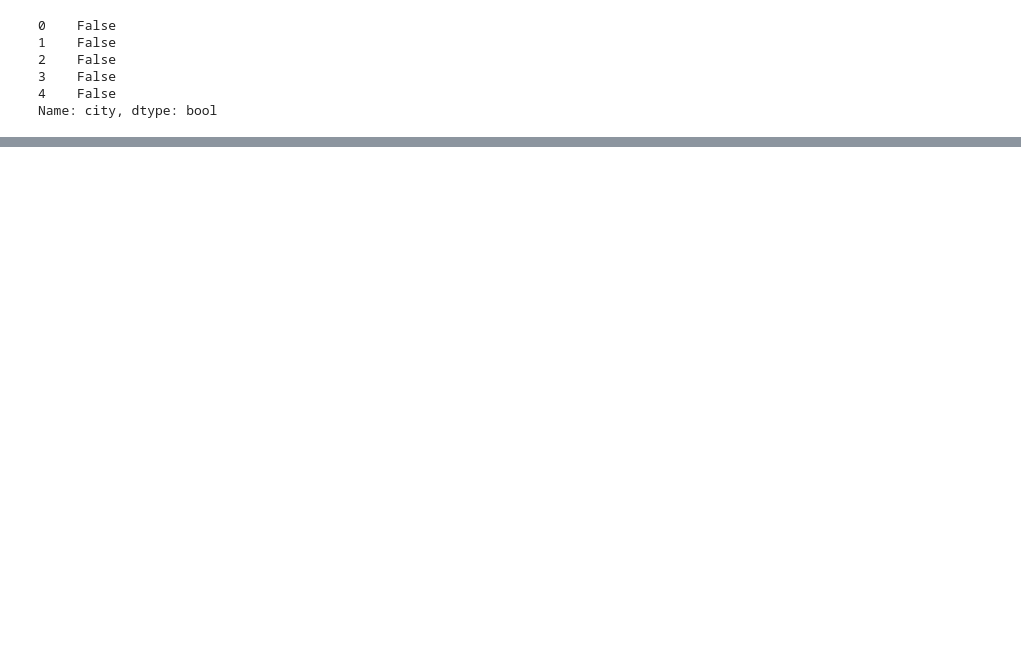
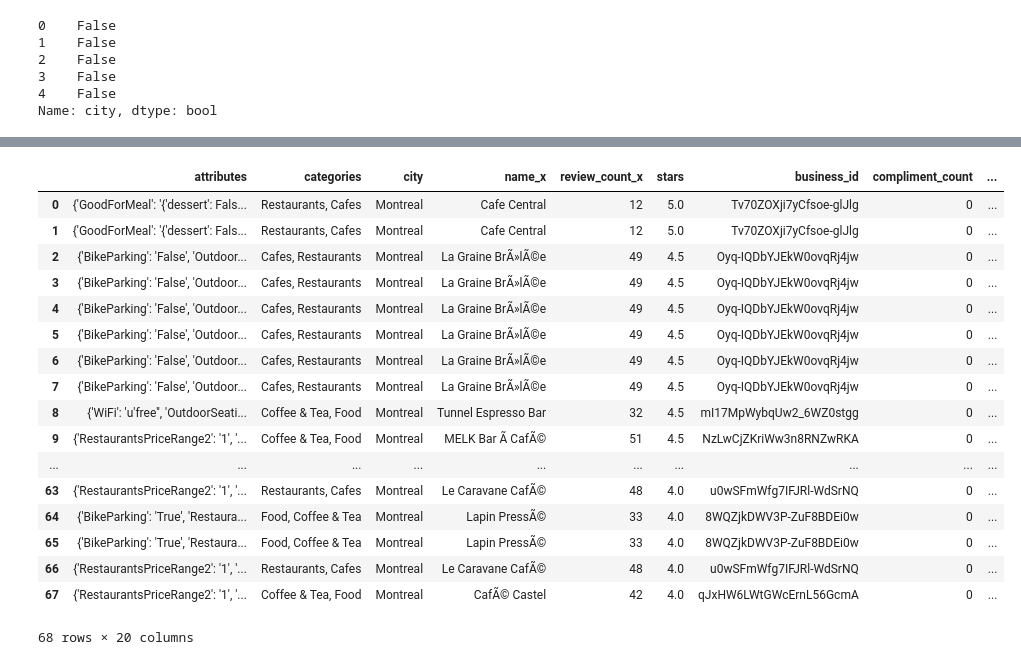
Before and after one commit to rhoffp4/Montreal_food, a Jupyter notebook: Yelp_project.ipynb, the cells around one changed output, grey strips where cells are left out. Cells and saved outputs as stored; diff of their text form; code cells hidden in the pictures; blank space fills up the shorter version.

```diff
--- a/Yelp_project.ipynb
+++ b/Yelp_project.ipynb
@@ -203,0 +143,22 @@ Name: stars, Length: 5779, dtype: float64
+# %%
+bizz_tips_use = bizz_tips.merge(user_elite_title, on='user_id', how='inner')
+bizz_tips_use
+# %% [output]
+|  | attributes | categories | city | name_x | review_count_x | stars | business_id | compliment_count | ... |
+| 0 | {'GoodForMeal': '{'dessert': Fals... | Restaurants, Cafes | Montreal | Cafe Central | 12 | 5.0 | Tv70ZOXji7yCfsoe-glJlg | 0 | ... |
+| 1 | {'GoodForMeal': '{'dessert': Fals... | Restaurants, Cafes | Montreal | Cafe Central | 12 | 5.0 | Tv70ZOXji7yCfsoe-glJlg | 0 | ... |
+| 2 | {'BikeParking': 'False', 'Outdoor... | Cafes, Restaurants | Montreal | La Graine BrÃ»lÃ©e | 49 | 4.5 | Oyq-IQDbYJEkW0ovqRj4jw | 0 | ... |
+| 3 | {'BikeParking': 'False', 'Outdoor... | Cafes, Restaurants | Montreal | La Graine BrÃ»lÃ©e | 49 | 4.5 | Oyq-IQDbYJEkW0ovqRj4jw | 0 | ... |
+| 4 | {'BikeParking': 'False', 'Outdoor... | Cafes, Restaurants | Montreal | La Graine BrÃ»lÃ©e | 49 | 4.5 | Oyq-IQDbYJEkW0ovqRj4jw | 0 | ... |
+| 5 | {'BikeParking': 'False', 'Outdoor... | Cafes, Restaurants | Montreal | La Graine BrÃ»lÃ©e | 49 | 4.5 | Oyq-IQDbYJEkW0ovqRj4jw | 0 | ... |
+| 6 | {'BikeParking': 'False', 'Outdoor... | Cafes, Restaurants | Montreal | La Graine BrÃ»lÃ©e | 49 | 4.5 | Oyq-IQDbYJEkW0ovqRj4jw | 0 | ... |
+| 7 | {'BikeParking': 'False', 'Outdoor... | Cafes, Restaurants | Montreal | La Graine BrÃ»lÃ©e | 49 | 4.5 | Oyq-IQDbYJEkW0ovqRj4jw | 0 | ... |
+| 8 | {'WiFi': 'u'free'', 'OutdoorSeati... | Coffee & Tea, Food | Montreal | Tunnel Espresso Bar | 32 | 4.5 | mI17MpWybqUw2_6WZ0stgg | 0 | ... |
+| 9 | {'RestaurantsPriceRange2': '1', '... | Coffee & Tea, Food | Montreal | MELK Bar Ã CafÃ© | 51 | 4.5 | NzLwCjZKriWw3n8RNZwRKA | 0 | ... |
+| ... | ... | ... | ... | ... | ... | ... | ... | ... | ... |
+| 63 | {'RestaurantsPriceRange2': '1', '... | Restaurants, Cafes | Montreal | Le Caravane CafÃ© | 48 | 4.0 | u0wSFmWfg7IFJRl-WdSrNQ | 0 | ... |
+| 64 | {'BikeParking': 'True', 'Restaura... | Food, Coffee & Tea | Montreal | Lapin PressÃ© | 33 | 4.0 | 8WQZjkDWV3P-ZuF8BDEi0w | 0 | ... |
+| 65 | {'BikeParking': 'True', 'Restaura... | Food, Coffee & Tea | Montreal | Lapin PressÃ© | 33 | 4.0 | 8WQZjkDWV3P-ZuF8BDEi0w | 0 | ... |
+| 66 | {'RestaurantsPriceRange2': '1', '... | Restaurants, Cafes | Montreal | Le Caravane CafÃ© | 48 | 4.0 | u0wSFmWfg7IFJRl-WdSrNQ | 0 | ... |
+| 67 | {'RestaurantsPriceRange2': '1', '... | Coffee & Tea, Food | Montreal | CafÃ© Castel | 42 | 4.0 | qJxHW6LWtGWcErnL56GcmA | 0 | ... |
+68 rows × 20 columns
```
Also changed, not shown: parts of 31 cells of this notebook.
